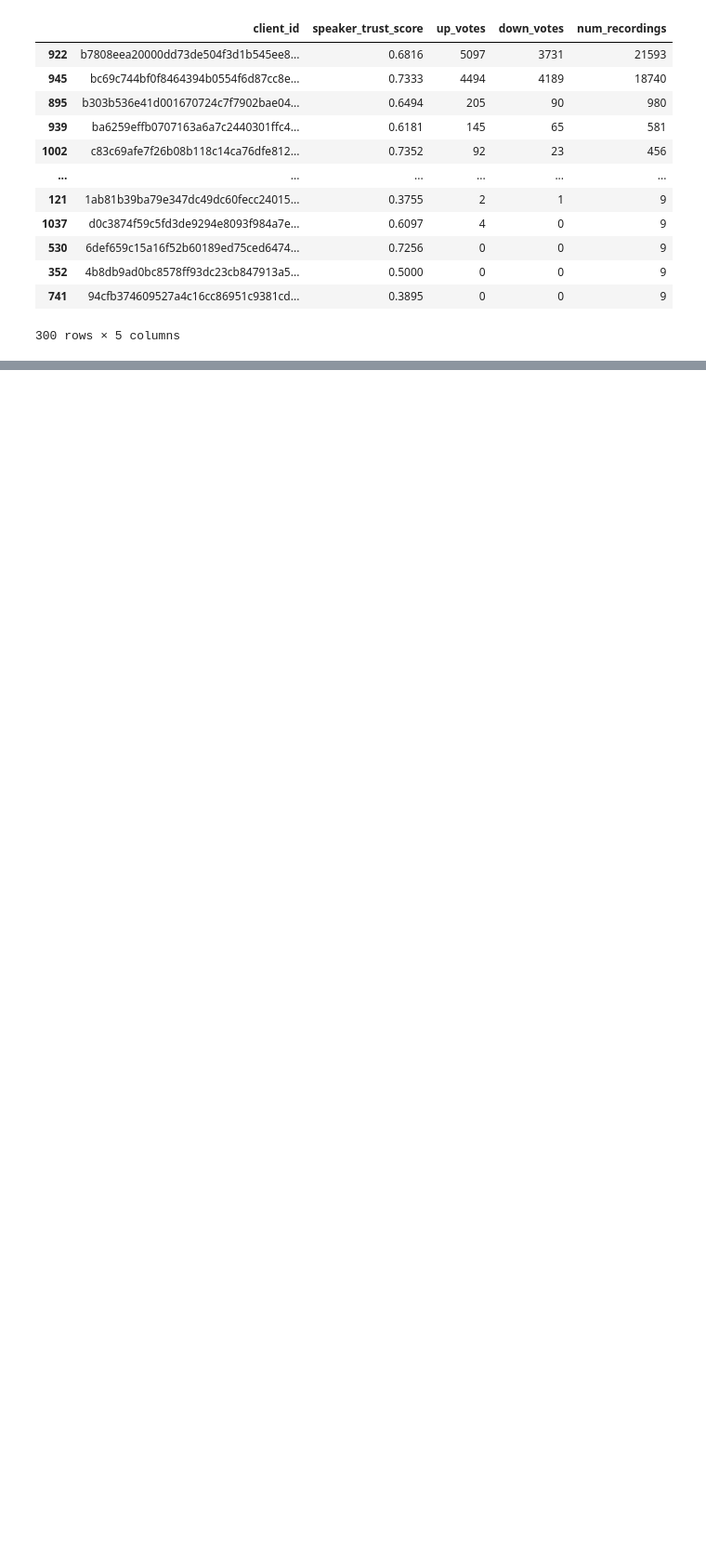
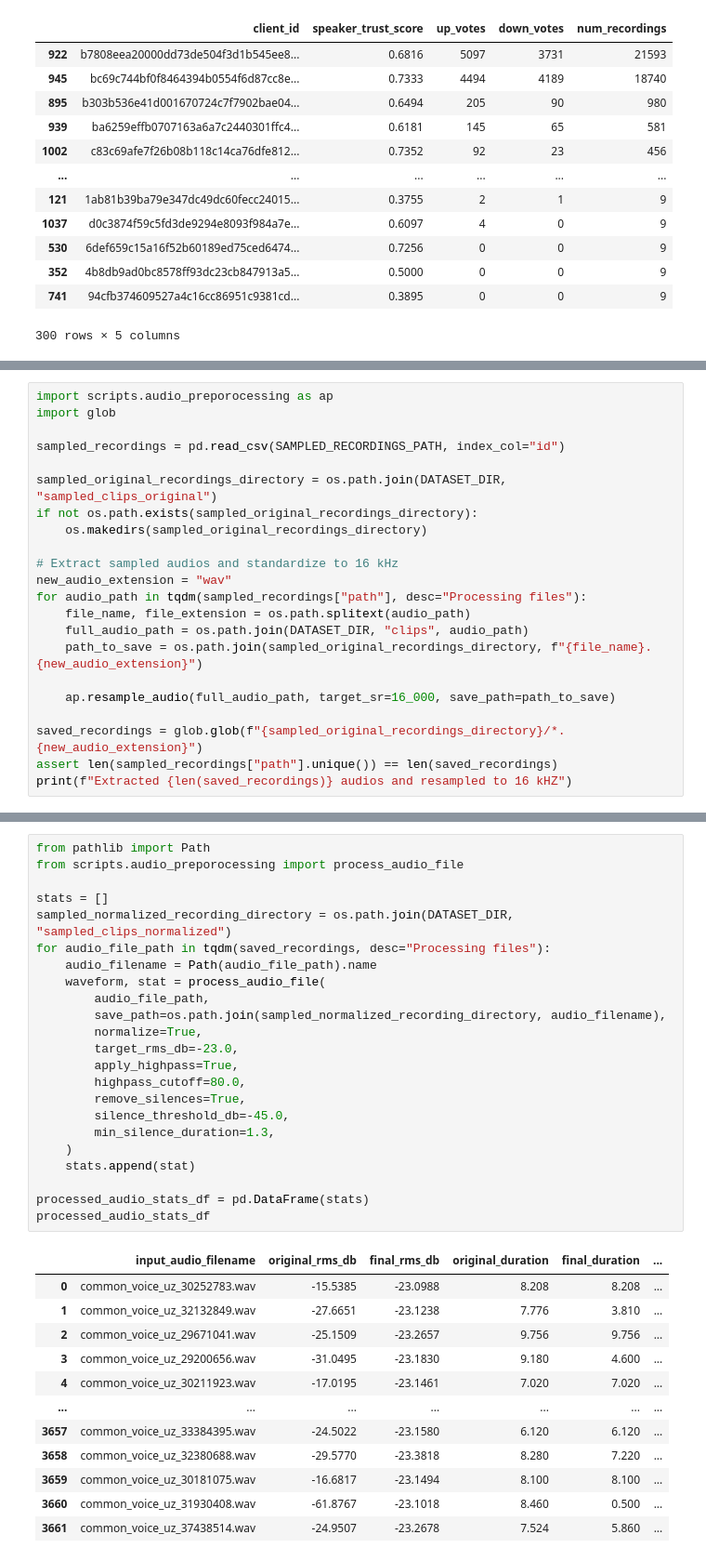
Before and after one commit to HaidarChaito/uzbek-automatic-speech-recognition, a Jupyter notebook: notebooks/common_voice_dataset_quality_evaluation.ipynb, the cells around one changed output, grey strips where cells are left out. Shown at 93% size. Drawn from its saved outputs; the diff is of its cells as text; blank space fills up the shorter version.

```diff
--- a/notebooks/common_voice_dataset_quality_evaluation.ipynb
+++ b/notebooks/common_voice_dataset_quality_evaluation.ipynb
@@ -384,0 +534,22 @@ plot_gender_pie_chart(sampled_recordings)
+# %%
+import scripts.audio_preporocessing as ap
+import glob
+
+sampled_recordings = pd.read_csv(SAMPLED_RECORDINGS_PATH, index_col="id")
+
+sampled_original_recordings_directory = os.path.join(DATASET_DIR, "sampled_clips_original")
+if not os.path.exists(sampled_original_recordings_directory):
+    os.makedirs(sampled_original_recordings_directory)
+
+# Extract sampled audios and standardize to 16 kHz
+new_audio_extension = "wav"
+for audio_path in tqdm(sampled_recordings["path"], desc="Processing files"):
+    file_name, file_extension = os.path.splitext(audio_path)
+    full_audio_path = os.path.join(DATASET_DIR, "clips", audio_path)
+    path_to_save = os.path.join(sampled_original_recordings_directory, f"{file_name}.{new_audio_extension}")
+
+    ap.resample_audio(full_audio_path, target_sr=16_000, save_path=path_to_save)
+
+saved_recordings = glob.glob(f"{sampled_original_recordings_directory}/*.{new_audio_extension}")
+assert len(sampled_recordings["path"].unique()) == len(saved_recordings)
+print(f"Extracted {len(saved_recordings)} audios and resampled to 16 kHZ")
@@ -384,0 +558,36 @@ plot_gender_pie_chart(sampled_recordings)
+# %%
+from pathlib import Path
+from scripts.audio_preporocessing import process_audio_file
+
+stats = []
+sampled_normalized_recording_directory = os.path.join(DATASET_DIR, "sampled_clips_normalized")
+for audio_file_path in tqdm(saved_recordings, desc="Processing files"):
+    audio_filename = Path(audio_file_path).name
+    waveform, stat = process_audio_file(
+        audio_file_path,
+        save_path=os.path.join(sampled_normalized_recording_directory, audio_filename),
+        normalize=True,
+        target_rms_db=-23.0,
+        apply_highpass=True,
+        highpass_cutoff=80.0,
+        remove_silences=True,
+        silence_threshold_db=-45.0,
+        min_silence_duration=1.3,
+    )
+    stats.append(stat)
+
+processed_audio_stats_df = pd.DataFrame(stats)
+processed_audio_stats_df
+# %% [output]
+|  | input_audio_filename | original_rms_db | final_rms_db | original_duration | final_duration | ... |
+| 0 | common_voice_uz_30252783.wav | -15.5385 | -23.0988 | 8.208 | 8.208 | ... |
+| 1 | common_voice_uz_32132849.wav | -27.6651 | -23.1238 | 7.776 | 3.810 | ... |
+| 2 | common_voice_uz_29671041.wav | -25.1509 | -23.2657 | 9.756 | 9.756 | ... |
+| 3 | common_voice_uz_29200656.wav | -31.0495 | -23.1830 | 9.180 | 4.600 | ... |
+| 4 | common_voice_uz_30211923.wav | -17.0195 | -23.1461 | 7.020 | 7.020 | ... |
+| ... | ... | ... | ... | ... | ... | ... |
+| 3657 | common_voice_uz_33384395.wav | -24.5022 | -23.1580 | 6.120 | 6.120 | ... |
+| 3658 | common_voice_uz_32380688.wav | -29.5770 | -23.3818 | 8.280 | 7.220 | ... |
+| 3659 | common_voice_uz_30181075.wav | -16.6817 | -23.1494 | 8.100 | 8.100 | ... |
+| 3660 | common_voice_uz_31930408.wav | -61.8767 | -23.1018 | 8.460 | 0.500 | ... |
+| 3661 | common_voice_uz_37438514.wav | -24.9507 | -23.2678 | 7.524 | 5.860 | ... |
```
Also changed, not shown: parts of 29 cells of this notebook, 3 other files.
